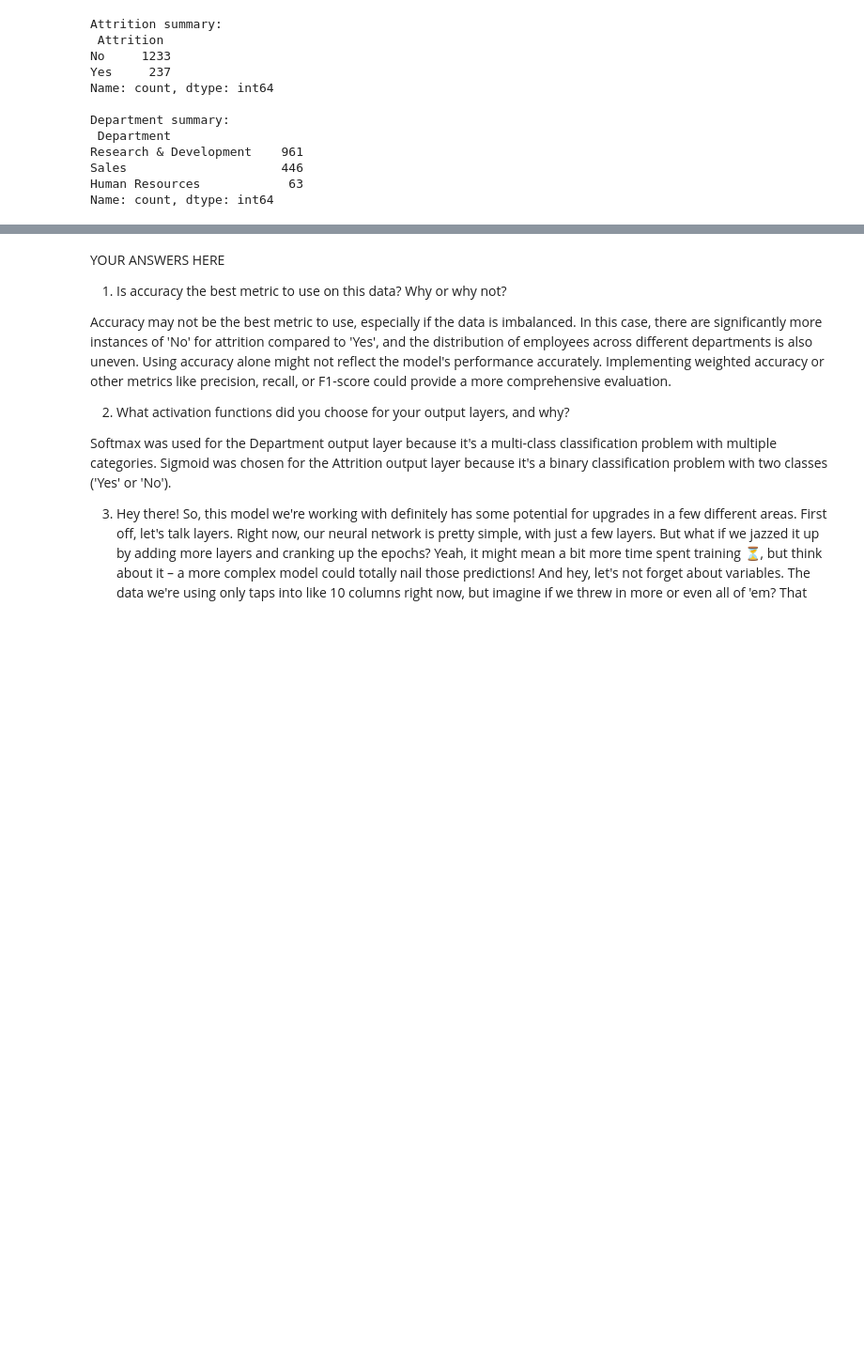
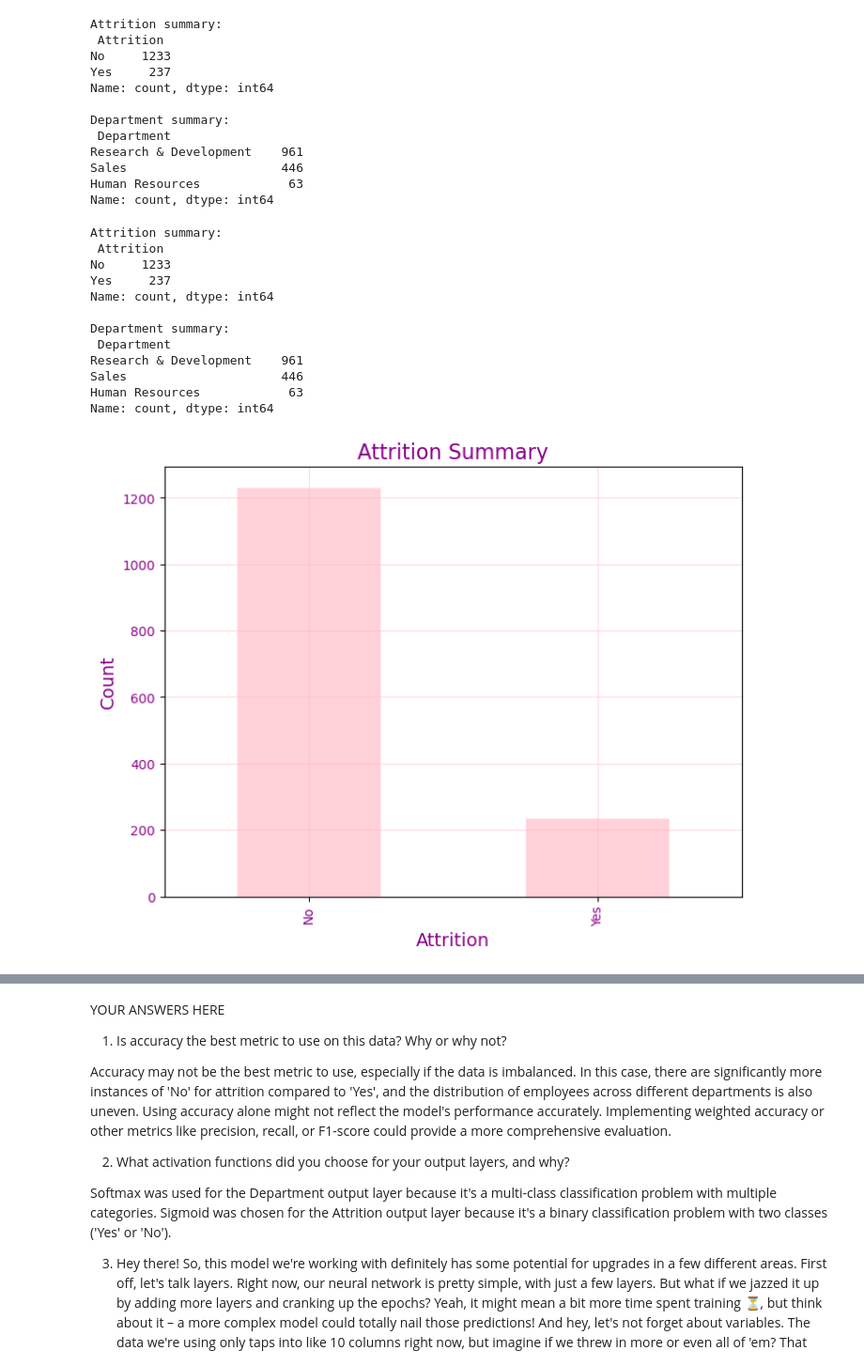
Before and after one commit to McKala1/neural-network-challenge-2, a Jupyter notebook: attrition.ipynb, the cells around one changed output, grey strips where cells are left out. Shown at 94% size. Saved outputs shown, nothing was run; the diff lists cells and outputs as text; code cells hidden in the pictures; blank space fills up the shorter version.

Commit message:
adding graphs

```diff
--- a/attrition.ipynb
+++ b/attrition.ipynb
@@ -307,3 +306,53 @@ Research & Development    961
 Sales                     446
 Human Resources            63
 Name: count, dtype: int64
+# %%
+import pandas as pd
+import matplotlib.pyplot as plt
+
+# Load your DataFrame (assuming it's called attrition_df)
+# attrition_df = pd.read_csv('your_data_file.csv')
+
+# Summary of the 'Attrition' column
+attrition_summary = attrition_df['Attrition'].value_counts()
+print("Attrition summary:\n", attrition_summary)
+
+# Summary of the 'Department' column
+department_summary = attrition_df['Department'].value_counts()
+print("\nDepartment summary:\n", department_summary)
+
+# Plotting Attrition Summary
+plt.figure(figsize=(8, 6))
+attrition_summary.plot(kind='bar', color='pink', edgecolor='white', alpha=0.7)
+plt.title('Attrition Summary', fontsize=16, color='darkmagenta')
+plt.xlabel('Attrition', fontsize=14, color='darkmagenta')
+plt.ylabel('Count', fontsize=14, color='darkmagenta')
+plt.xticks(color='darkmagenta')
+plt.yticks(color='darkmagenta')
+plt.grid(True, color='lightpink', alpha=0.5)
+plt.show()
+
+# Plotting Department Summary
+plt.figure(figsize=(8, 6))
+department_summary.plot(kind='bar', color='pink', edgecolor='white', alpha=0.7)
+plt.title('Department Summary', fontsize=16, color='darkmagenta')
+plt.xlabel('Department', fontsize=14, color='darkmagenta')
+plt.ylabel('Count', fontsize=14, color='darkmagenta')
+plt.xticks(rotation=45, ha='right', color='darkmagenta')
+plt.yticks(color='darkmagenta')
+plt.grid(True, color='lightpink', alpha=0.5)
+plt.show()
+# %% [output]
+Attrition summary:
+ Attrition
+No     1233
+Yes     237
+Name: count, dtype: int64
+
+Department summary:
+ Department
+Research & Development    961
+Sales                     446
+Human Resources            63
+Name: count, dtype: int64
+[figure, added]
```
Also changed, not shown: parts of 7 cells of this notebook.
